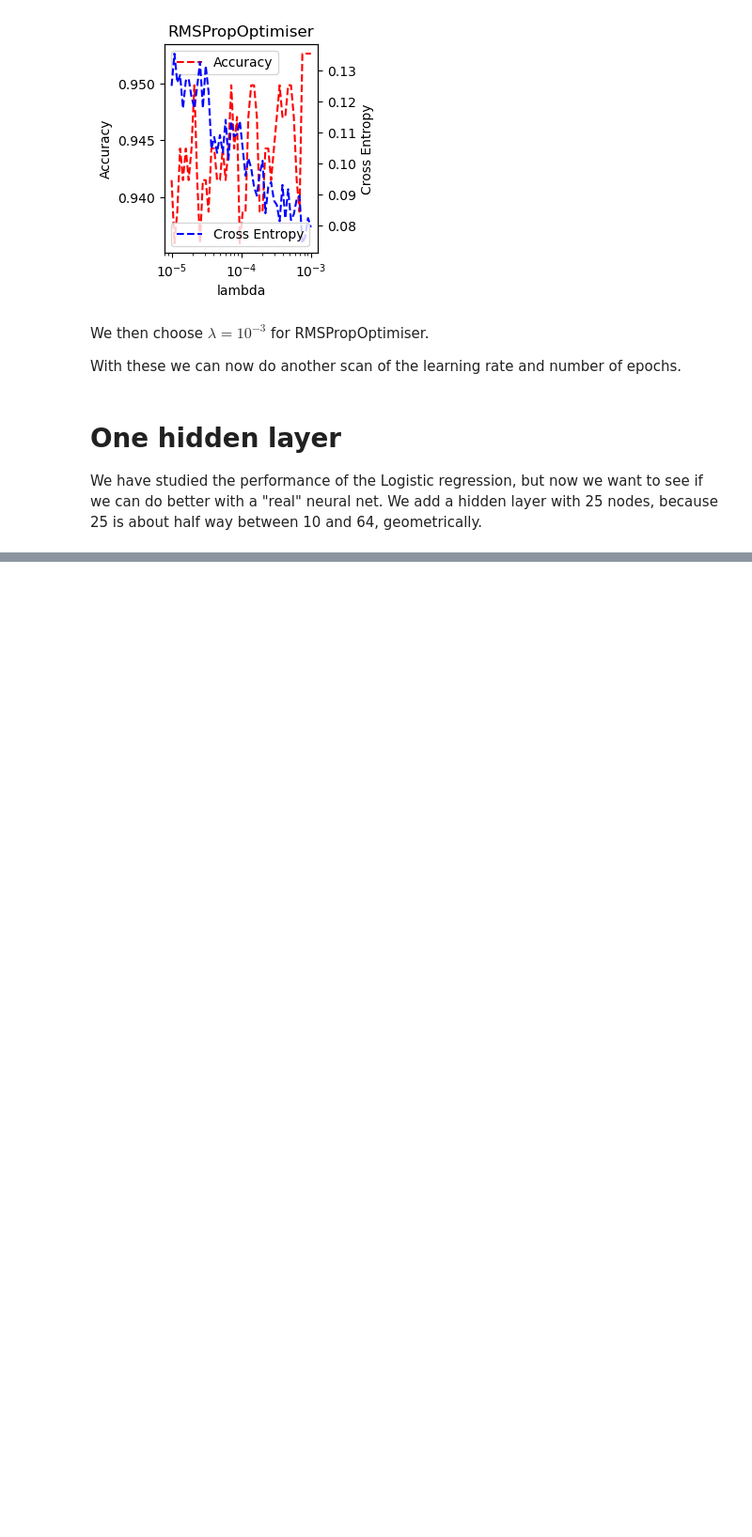
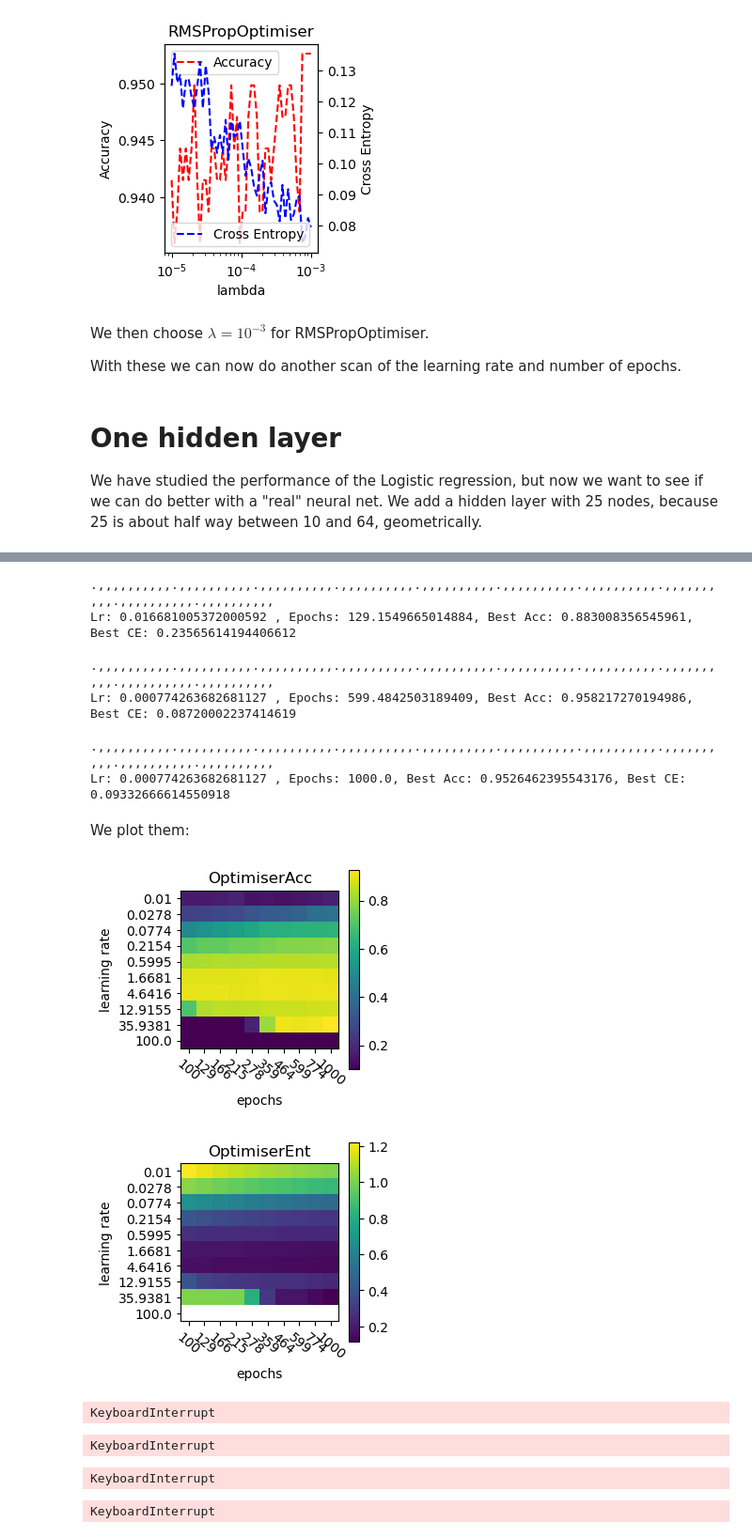
Before and after one commit to DavidSvejda2507/FYS-STK4155-Project-2, a Jupyter notebook: Notebook.ipynb, the cells around one changed output, grey strips where cells are left out. Shown at 94% size. Cells and saved outputs as stored; diff of their text form; code cells hidden in the pictures; blank space fills up the shorter version.

Commit message:
Improvements to Hyper.py, and writing code blocks for single hidden layer

```diff
--- a/Notebook.ipynb
+++ b/Notebook.ipynb
@@ -357,0 +328,23 @@ Lr: 0.000774263682681127 , Epochs: 1000.0, Best Acc: 0.9526462395543176, Best CE
+# %%
+#AdaGradOptimiser
+hp.NetworkToLrEpoch(0, 0, 0, op.AdaGradOptimiser, lr_range, ep_range,
+                 Lmd, 'AdaGradOptimiser_sigmoid', AF.Sigmoid(), shape)
+# %% [output]
+.,,,,,,,,,,.,,,,,,,,,,.,,,,,,,,,,.,,,,,,,,,,.,,,,,,,,,,.,,,,,,,,,,.,,,,,,,,,,.,,,,,,,,,,.,,,,,,,,,,.,,,,,,,,,,
+Lr: 0.016681005372000592 , Epochs: 129.1549665014884, Best Acc: 0.883008356545961, Best CE: 0.23565614194406612
+# %%
+#AdamOptimiser
+hp.NetworkToLrEpoch(0, 0, 0, op.AdamOptimiser, lr_range, ep_range,
+                 Lmd, 'AdamOptimiser_sigmoid', AF.Sigmoid(), shape)
+# %% [output]
+.,,,,,,,,,,.,,,,,,,,,,.,,,,,,,,,,.,,,,,,,,,,.,,,,,,,,,,.,,,,,,,,,,.,,,,,,,,,,.,,,,,,,,,,.,,,,,,,,,,.,,,,,,,,,,
+Lr: 0.000774263682681127 , Epochs: 599.4842503189409, Best Acc: 0.958217270194986, Best CE: 0.08720002237414619
+# %%
+#RMSPropOptimiser
+hp.NetworkToLrEpoch(0, 0, 0, op.RMSPropOptimiser, lr_range, ep_range,
+                    Lmd, 'RMSPropOptimiser_sigmoid', AF.Sigmoid(), shape)
+# %% [output]
+.,,,,,,,,,,.,,,,,,,,,,.,,,,,,,,,,.,,,,,,,,,,.,,,,,,,,,,.,,,,,,,,,,.,,,,,,,,,,.,,,,,,,,,,.,,,,,,,,,,.,,,,,,,,,,
+Lr: 0.000774263682681127 , Epochs: 1000.0, Best Acc: 0.9526462395543176, Best CE: 0.09332666614550918
+# %% [markdown]
+We plot them:
@@ -357,0 +357,36 @@ Lr: 0.000774263682681127 , Epochs: 1000.0, Best Acc: 0.9526462395543176, Best CE
+# %%
+opt = 'Optimiser'
+base = f'Data/NrHidden1/{opt}/LrEpoch'
+for item in os.listdir(base):
+    plot_lr_epochs(f'{base}/{item}', f"{opt}{item[:3]}.png", f"{opt}{item[:3]}", f"{target}{opt}{item[:3]}.png")
+# %% [output]
+[figure, added]
+[figure, added]
+# %%
+opt = 'Optimiser'
+base = f'Data/NrHidden1/{opt}/LrEpoch'
+for item in os.listdir(base):
+    plot_lr_epochs(f'{base}/{item}', f"{opt}{item[:3]}.png", f"{opt}{item[:3]}", f"{target}{opt}{item[:3]}.png")
+# %% [output]
+KeyboardInterrupt
+# %%
+opt = 'Optimiser'
+base = f'Data/NrHidden1/{opt}/LrEpoch'
+for item in os.listdir(base):
+    plot_lr_epochs(f'{base}/{item}', f"{opt}{item[:3]}.png", f"{opt}{item[:3]}", f"{target}{opt}{item[:3]}.png")
+# %% [output]
+KeyboardInterrupt
+# %%
+opt = 'Optimiser'
+base = f'Data/NrHidden1/{opt}/LrEpoch'
+for item in os.listdir(base):
+    plot_lr_epochs(f'{base}/{item}', f"{opt}{item[:3]}.png", f"{opt}{item[:3]}", f"{target}{opt}{item[:3]}.png")
+# %% [output]
+KeyboardInterrupt
+# %%
+opt = 'Optimiser'
+base = f'Data/NrHidden1/{opt}/LrEpoch'
+for item in os.listdir(base):
+    plot_lr_epochs(f'{base}/{item}', f"{opt}{item[:3]}.png", f"{opt}{item[:3]}", f"{target}{opt}{item[:3]}.png")
+# %% [output]
+KeyboardInterrupt
```
Also changed, not shown: parts of 11 cells of this notebook, 1 other file.
